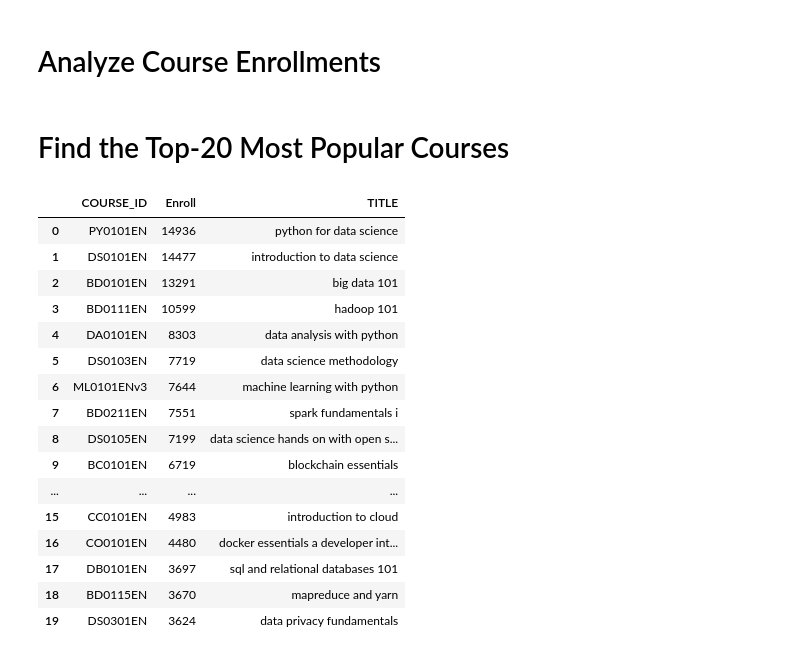
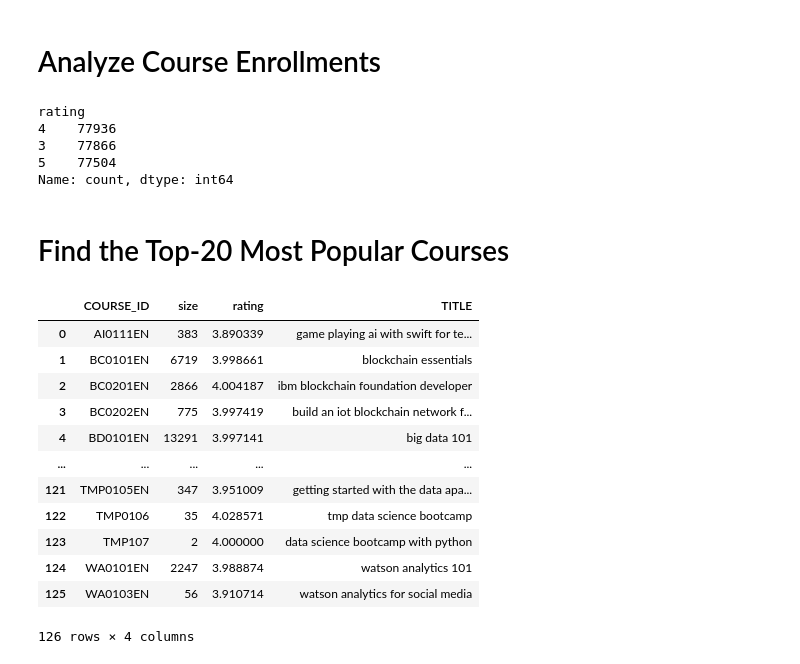
Before and after one commit to angelTCC/CourseRecommender, a Jupyter notebook: notebooks/EDA.ipynb, the cells around one changed output. Cells and saved outputs as stored; diff of their text form; code cells hidden in the pictures.

```diff
--- a/notebooks/EDA.ipynb
+++ b/notebooks/EDA.ipynb
@@ -100,30 +84,35 @@ px.histogram(dummy,
+# %%
+ratings_df.rating.value_counts()
+# %% [output]
+rating
+4    77936
+3    77866
+5    77504
+Name: count, dtype: int64
 # %% [markdown]
 # Find the Top-20 Most Popular Courses
 # %%
-column_group = 'item'
-column_hist = 'enroll'
-dummy = ratings_df.groupby(by=['item']).size().sort_values(ascending=False).to_frame().reset_index().rename(columns={'item':'COURSE_ID',0:'Enroll'})
-pd.merge(
-    left = dummy,
-    right = course_df[['COURSE_ID','TITLE']],
-    on = 'COURSE_ID',
-    how='left'
-    ).head(20)
+dummy = ratings_df.groupby(by=['item']).agg({'item':'size', 'rating':'mean'}).rename(columns={'item':'size'}).reset_index()
+dummy = dummy.rename(columns={'item':'COURSE_ID'})
+dummy = pd.merge(
+                left = dummy,
+                right = course_df[['COURSE_ID','TITLE']],
+                on = 'COURSE_ID',
+                how='left'
+                )
-# %% [output]
-|  | COURSE_ID | Enroll | TITLE |
-| 0 | PY0101EN | 14936 | python for data science |
-| 1 | DS0101EN | 14477 | introduction to data science |
-| 2 | BD0101EN | 13291 | big data 101 |
-| 3 | BD0111EN | 10599 | hadoop 101 |
-| 4 | DA0101EN | 8303 | data analysis with python |
-| 5 | DS0103EN | 7719 | data science methodology |
-| 6 | ML0101ENv3 | 7644 | machine learning with python |
-| 7 | BD0211EN | 7551 | spark fundamentals i |
-| 8 | DS0105EN | 7199 | data science hands on with open s... |
-| 9 | BC0101EN | 6719 | blockchain essentials |
-| ... | ... | ... | ... |
-| 15 | CC0101EN | 4983 | introduction to cloud |
-| 16 | CO0101EN | 4480 | docker essentials a developer int... |
-| 17 | DB0101EN | 3697 | sql and relational databases 101 |
-| 18 | BD0115EN | 3670 | mapreduce and yarn |
-| 19 | DS0301EN | 3624 | data privacy fundamentals |
+# %%
+dummy
+# %% [output]
+|  | COURSE_ID | size | rating | TITLE |
+| 0 | AI0111EN | 383 | 3.890339 | game playing ai with swift for te... |
+| 1 | BC0101EN | 6719 | 3.998661 | blockchain essentials |
+| 2 | BC0201EN | 2866 | 4.004187 | ibm blockchain foundation developer |
+| 3 | BC0202EN | 775 | 3.997419 | build an iot blockchain network f... |
+| 4 | BD0101EN | 13291 | 3.997141 | big data 101 |
+| ... | ... | ... | ... | ... |
+| 121 | TMP0105EN | 347 | 3.951009 | getting started with the data apa... |
+| 122 | TMP0106 | 35 | 4.028571 | tmp data science bootcamp |
+| 123 | TMP107 | 2 | 4.000000 | data science bootcamp with python |
+| 124 | WA0101EN | 2247 | 3.988874 | watson analytics 101 |
+| 125 | WA0103EN | 56 | 3.910714 | watson analytics for social media |
+126 rows × 4 columns
```
Also changed, not shown: parts of 7 cells of this notebook, 2 other files.
